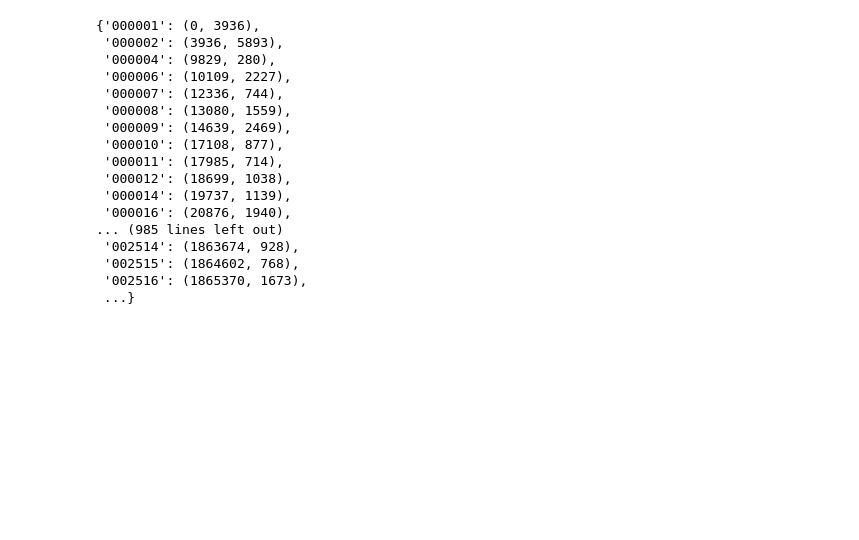
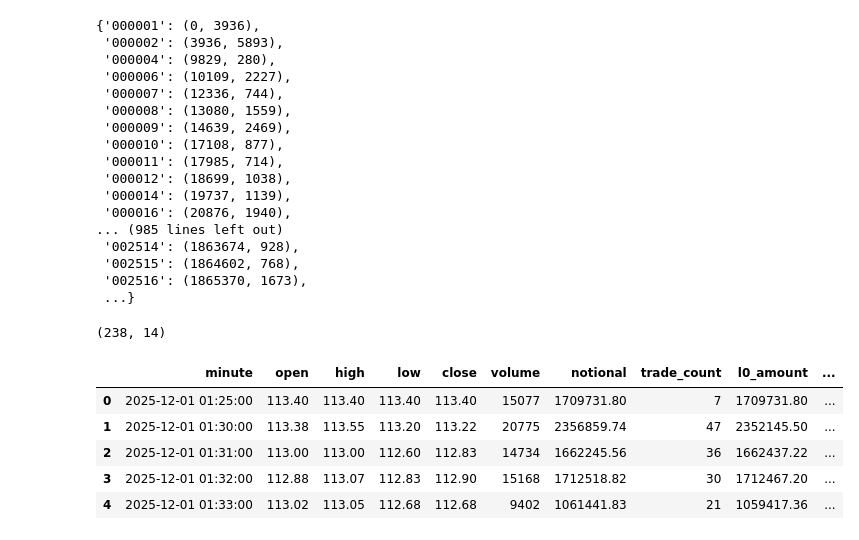
Before and after one commit to UlricWu/min_quant, a Jupyter notebook: pipeline.ipynb, the cells around one changed output. Saved outputs shown, nothing was run; the diff lists cells and outputs as text; code cells hidden in the pictures; blank space fills up the shorter version.

Commit message:
add featurel0

```diff
--- a/pipeline.ipynb
+++ b/pipeline.ipynb
@@ -1207,0 +1211,19 @@ index
+# %%
+path = '~/data/feature_l0_dir/2015-01-01/sh_trade_l0.parquet'
+# %%
+table = pq.read_table(path)
+# %%
+table.shape
+# %% [output]
+(238, 14)
+# %%
+p = table.to_pandas()
+# %%
+p.head()
+# %% [output]
+|  | minute | open | high | low | close | volume | notional | trade_count | l0_amount | ... |
+| 0 | 2025-12-01 01:25:00 | 113.40 | 113.40 | 113.40 | 113.40 | 15077 | 1709731.80 | 7 | 1709731.80 | ... |
+| 1 | 2025-12-01 01:30:00 | 113.38 | 113.55 | 113.20 | 113.22 | 20775 | 2356859.74 | 47 | 2352145.50 | ... |
+| 2 | 2025-12-01 01:31:00 | 113.00 | 113.00 | 112.60 | 112.83 | 14734 | 1662245.56 | 36 | 1662437.22 | ... |
+| 3 | 2025-12-01 01:32:00 | 112.88 | 113.07 | 112.83 | 112.90 | 15168 | 1712518.82 | 30 | 1712467.20 | ... |
+| 4 | 2025-12-01 01:33:00 | 113.02 | 113.05 | 112.68 | 112.68 | 9402 | 1061441.83 | 21 | 1059417.36 | ... |
```
Also changed, not shown: parts of 2 cells of this notebook, 9 other files.
